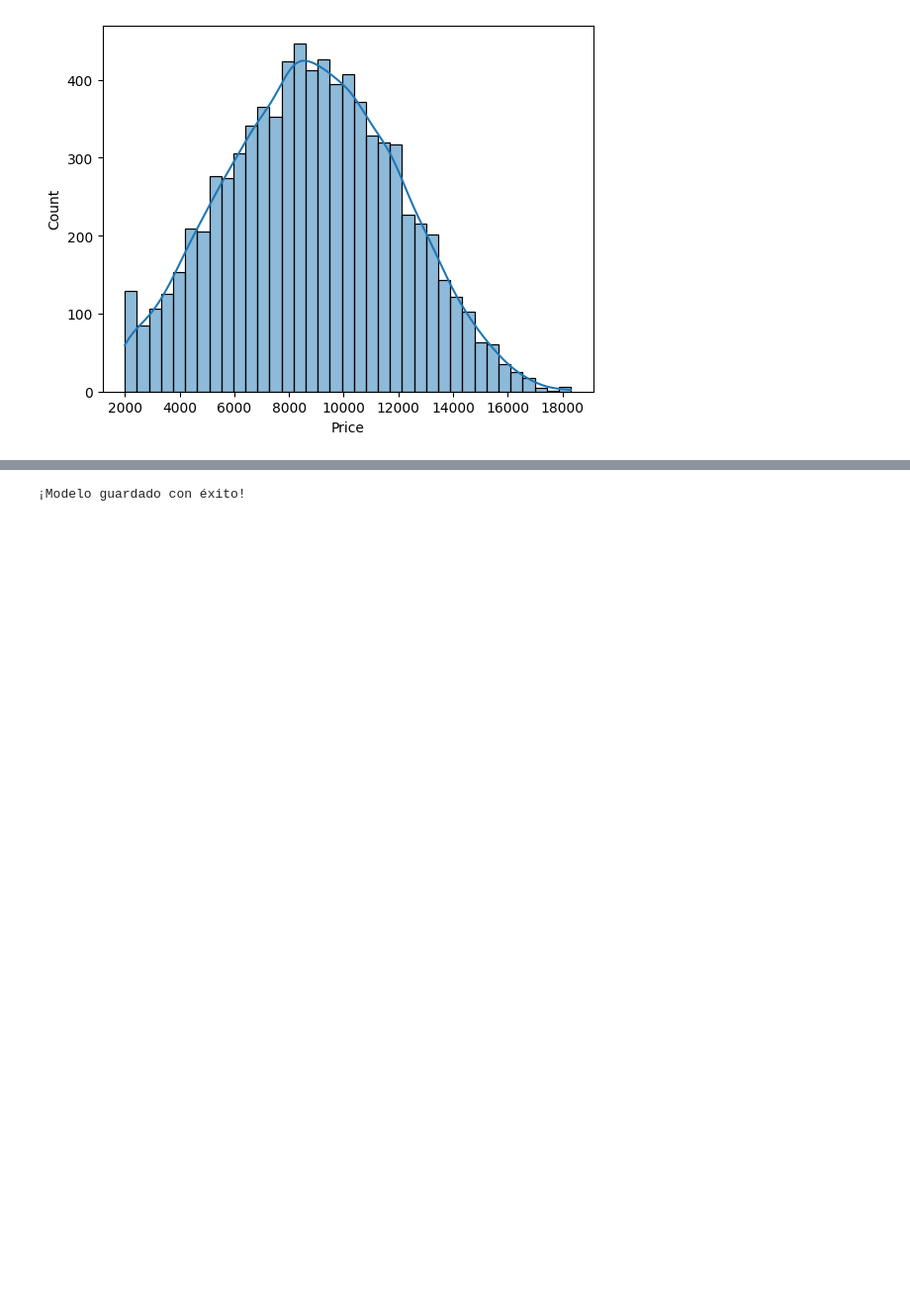
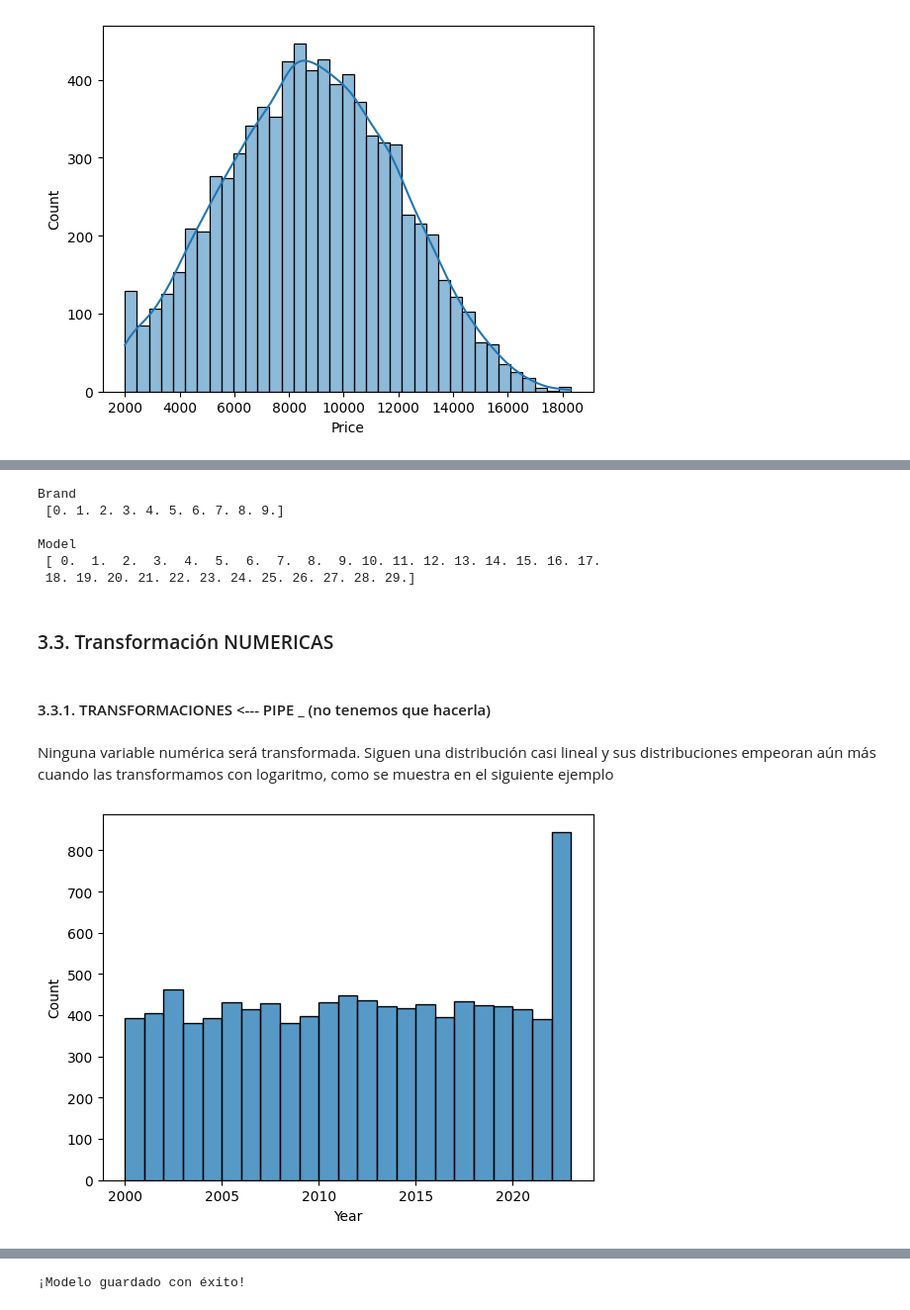
Before and after one commit to neural-insights/Team-Challenge---Still_Lost_in_ML, a Jupyter notebook: src/notebooks/Still_Lost_in_ML - Notebook.ipynb, the cells around one changed output, grey strips where cells are left out. Shown at 99% size. Cells and saved outputs as stored; diff of their text form; code cells hidden in the pictures; blank space fills up the shorter version.

```diff
--- a/src/notebooks/Still_Lost_in_ML - Notebook.ipynb
+++ b/src/notebooks/Still_Lost_in_ML - Notebook.ipynb
@@ -108,0 +126,10 @@ y = df_car[target]
+# %%
+from sklearn.impute import SimpleImputer
+
+# Imputadores
+imputer_num = SimpleImputer(strategy="mean")            # Media para numéricas
+imputer_cat = SimpleImputer(strategy="most_frequent")   # Moda para categóricas
+
+# Aplicar imputación
+df_car[features_num] = imputer_num.fit_transform(df_car[features_num])
+df_car[features_cat] = imputer_cat.fit_transform(df_car[features_cat])
@@ -283,0 +325,21 @@ X_test_encoded.head()
+# %%
+for name in ordinal_columns:
+    print(name, "\n", X_train_encoded[name].unique(), "\n")
+# %% [output]
+Brand
+ [0. 1. 2. 3. 4. 5. 6. 7. 8. 9.]
+
+Model
+ [ 0.  1.  2.  3.  4.  5.  6.  7.  8.  9. 10. 11. 12. 13. 14. 15. 16. 17.
+ 18. 19. 20. 21. 22. 23. 24. 25. 26. 27. 28. 29.]
+# %% [markdown]
+### 3.3. Transformación NUMERICAS
+# %% [markdown]
+#### 3.3.1. TRANSFORMACIONES <--- PIPE _ (no tenemos que hacerla)
+# %% [markdown]
+Ninguna variable numérica será transformada. Siguen una distribución casi lineal y sus distribuciones empeoran aún más cuando las transformamos con logaritmo, como se muestra en el siguiente ejemplo
+# %%
+sns.histplot(data=df_car["Year"])
+plt.show()
+# %% [output]
+[figure, added]
```
Also changed, not shown: parts of 58 cells of this notebook, 7 other files.
